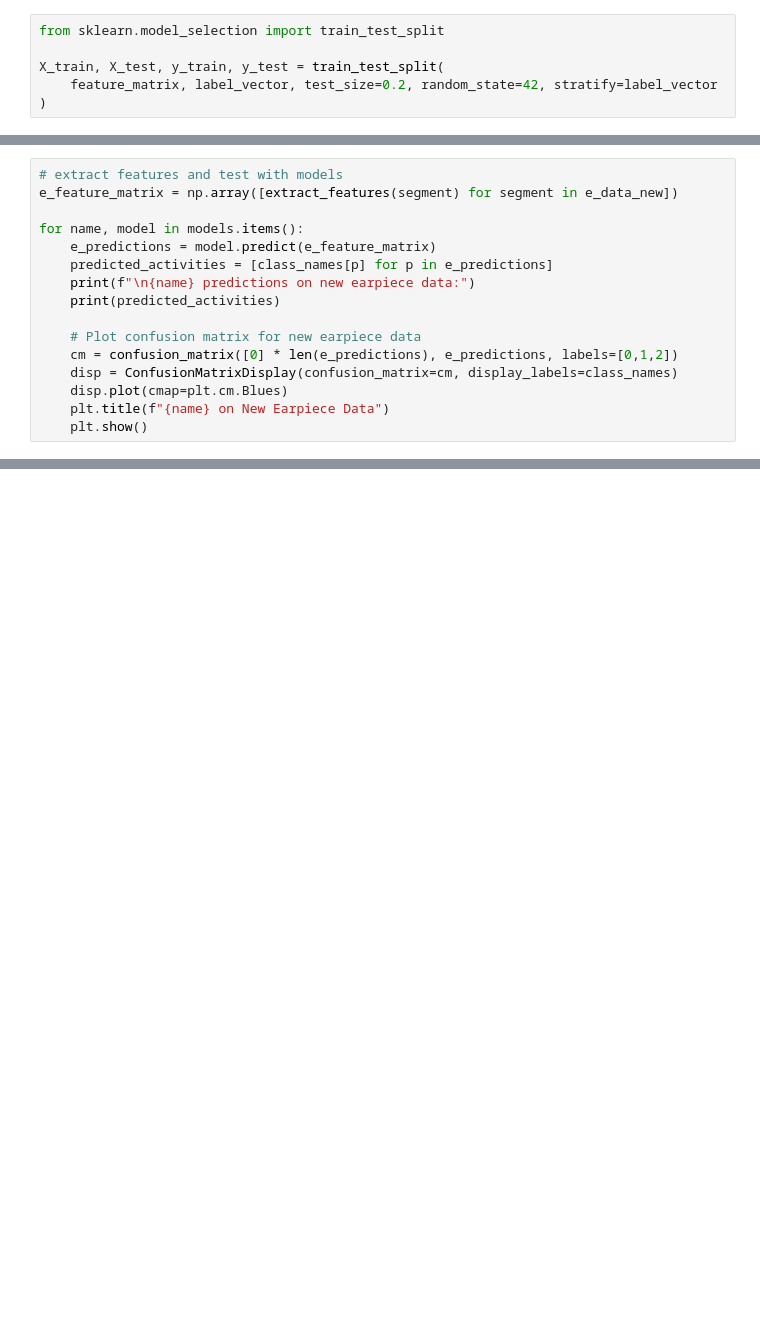
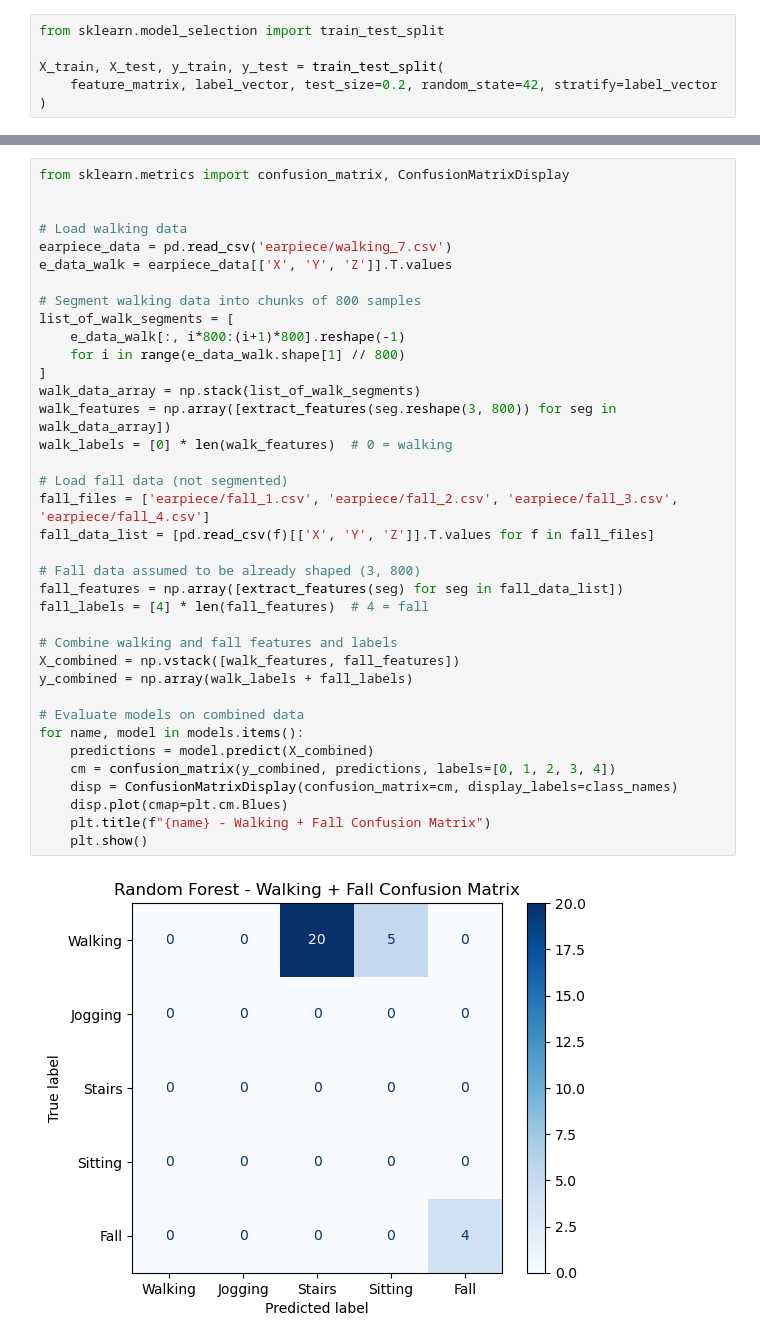
Before and after one commit to AliShrz/earpiece-fall-detection, a Jupyter notebook: trimmed_dataset.ipynb, the cells around one changed output, grey strips where cells are left out. Cells and saved outputs as stored; diff of their text form; blank space fills up the shorter version.

```diff
--- a/trimmed_dataset.ipynb
+++ b/trimmed_dataset.ipynb
@@ -636,16 +576,0 @@ e_data_new = [data[['X', 'Y', 'Z']].T.values for data in list_of_earpiece_data]
-# %%
-# extract features and test with models
-e_feature_matrix = np.array([extract_features(segment) for segment in e_data_new])
-
-for name, model in models.items():
-    e_predictions = model.predict(e_feature_matrix)
-    predicted_activities = [class_names[p] for p in e_predictions]
-    print(f"\n{name} predictions on new earpiece data:")
-    print(predicted_activities)
-
-    # Plot confusion matrix for new earpiece data
-    cm = confusion_matrix([0] * len(e_predictions), e_predictions, labels=[0,1,2])
-    disp = ConfusionMatrixDisplay(confusion_matrix=cm, display_labels=class_names)
-    disp.plot(cmap=plt.cm.Blues)
-    plt.title(f"{name} on New Earpiece Data")
-    plt.show()
@@ -661,0 +577,39 @@ KNN (k=3) predictions on new earpiece data:
+# %%
+from sklearn.metrics import confusion_matrix, ConfusionMatrixDisplay
+
+
+# Load walking data
+earpiece_data = pd.read_csv('earpiece/walking_7.csv')
+e_data_walk = earpiece_data[['X', 'Y', 'Z']].T.values
+
+# Segment walking data into chunks of 800 samples
+list_of_walk_segments = [
+    e_data_walk[:, i*800:(i+1)*800].reshape(-1)
+    for i in range(e_data_walk.shape[1] // 800)
+]
+walk_data_array = np.stack(list_of_walk_segments)
+walk_features = np.array([extract_features(seg.reshape(3, 800)) for seg in walk_data_array])
+walk_labels = [0] * len(walk_features)  # 0 = walking
+
+# Load fall data (not segmented)
+fall_files = ['earpiece/fall_1.csv', 'earpiece/fall_2.csv', 'earpiece/fall_3.csv', 'earpiece/fall_4.csv']
+fall_data_list = [pd.read_csv(f)[['X', 'Y', 'Z']].T.values for f in fall_files]
+
+# Fall data assumed to be already shaped (3, 800)
+fall_features = np.array([extract_features(seg) for seg in fall_data_list])
+fall_labels = [4] * len(fall_features)  # 4 = fall
+
+# Combine walking and fall features and labels
+X_combined = np.vstack([walk_features, fall_features])
+y_combined = np.array(walk_labels + fall_labels)
+
+# Evaluate models on combined data
+for name, model in models.items():
+    predictions = model.predict(X_combined)
+    cm = confusion_matrix(y_combined, predictions, labels=[0, 1, 2, 3, 4])
+    disp = ConfusionMatrixDisplay(confusion_matrix=cm, display_labels=class_names)
+    disp.plot(cmap=plt.cm.Blues)
+    plt.title(f"{name} - Walking + Fall Confusion Matrix")
+    plt.show()
+# %% [output]
+[figure, added]
```
Also changed, not shown: parts of 16 cells of this notebook.
